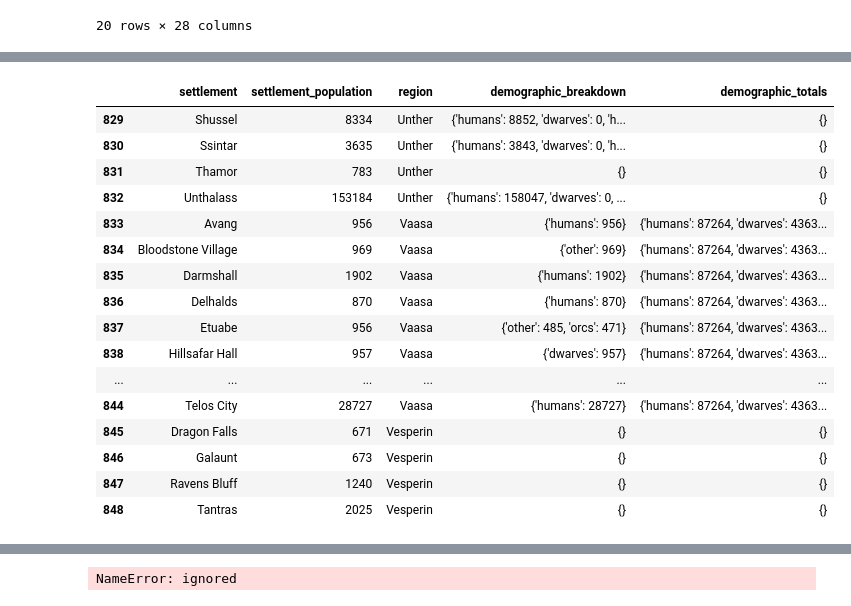
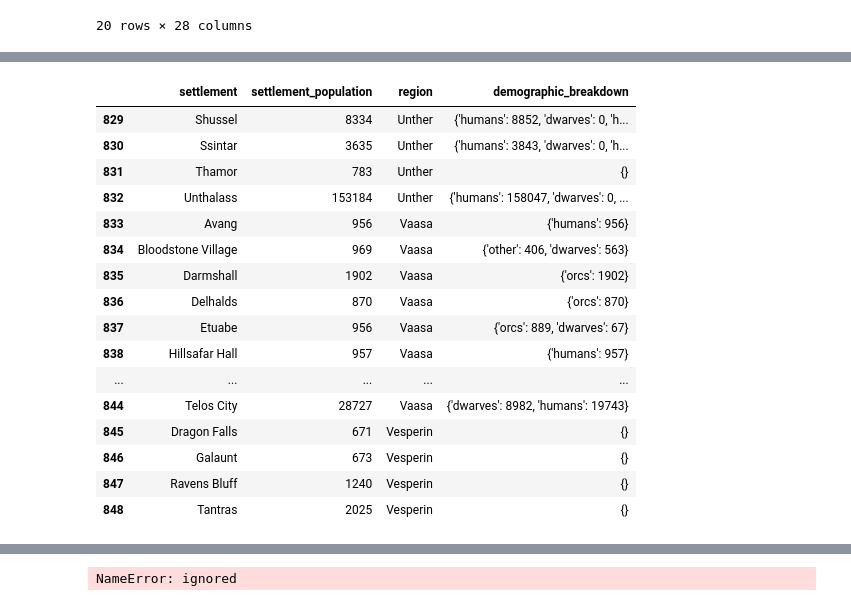
Before and after one commit to jbloewencolon/Creating-Dataset-for-The-Socioeconomics-of-Faerun, a Jupyter notebook: Dataset_Collection.ipynb, the cells around one changed output, grey strips where cells are left out. Cells and saved outputs as stored; diff of their text form; code cells hidden in the pictures.

```diff
--- a/Dataset_Collection.ipynb
+++ b/Dataset_Collection.ipynb
@@ -2809,8 +2754,0 @@ memory usage: 172.6+ KB
-# %%
-# Define the file path (it seems you've already specified it)
-file_path = '/content/drive/MyDrive/Colab Notebooks/DnD/updated_dataset.csv'
-try:
-    df = pd.read_csv(file_path, encoding='ISO-8859-1')
-except UnicodeDecodeError:
-    # If 'ISO-8859-1' does not work, try 'cp1252'
-    df = pd.read_csv(file_path, encoding='cp1252')
@@ -3092,3 +2991,11 @@ df = update_region_population(df)
+# %%
+def update_region_population(df):
+    # Calculate the sum of settlement populations for each region and update the region_population
+    df['region_population'] = df.groupby('region')['settlement_population'].transform('sum')
+    return df
+
+# Assuming df is your DataFrame
+df = update_region_population(df)
 # %%
 df.tail(20)
 # %% [output]
@@ -3163,19 +3063,26 @@ KeyError: ignored
 # %%
-import pandas as pd
-import random
+def calculate_and_distribute_demographics(df, region_info):
+    # First, calculate demographic totals for each region
+    demographic_totals_by_region = calculate_demographic_totals(df, region_info)
 
-def calculate_and_distribute_demographics(df, region_info):
     # Function to distribute demographics to each settlement
     def distribute_demographics(row):
         region = row['region']
         settlement_population = row['settlement_population']
-        breakdown = row['demographic_breakdown']
+        breakdown = row.get('demographic_breakdown', {})
+
+        # Convert breakdown to dictionary if it's a string
+        if isinstance(breakdown, str):
+            try:
+                breakdown = ast.literal_eval(breakdown)
+            except ValueError:
+                breakdown = {}  # Initialize to empty dictionary if conversion fails
 
         # Skip if demographic_breakdown is already filled
-        if breakdown:
+        if isinstance(breakdown, dict) and breakdown:
             return breakdown
 
-        # Initialize the breakdown if not present
+        # Initialize the breakdown if not present or empty
         breakdown = {}
         region_totals = demographic_totals_by_region.get(region, {})
 
@@ -3185,7 +3092,7 @@ def calculate_and_distribute_demographics(df, region_info):
 
         # Distribute demographics to the settlement based on the available totals
         for demo in demographics:
-            total = region_totals[demo]
+            total = region_totals.get(demo, 0)
             if total > 0:
                 # Allocate demographic based on what's needed vs. what's available
                 to_distribute = min(total, settlement_population - sum(breakdown.values()))
@@ -3208,26 +3115,28 @@ def calculate_and_distribute_demographics(df, region_info):
     df['demographic_breakdown'] = df.apply(distribute_demographics, axis=1)
 
     return df
+
+df = calculate_and_distribute_demographics(df, region_info)
 # %%
-df[['settlement', 'settlement_population', 'region', 'demographic_breakdown', 'demographic_totals']].tail(20)
+df[['settlement', 'settlement_population', 'region', 'demographic_breakdown']].tail(20)
 # %% [output]
-|  | settlement | settlement_population | region | demographic_breakdown | demographic_totals |
-| 829 | Shussel | 8334 | Unther | {'humans': 8852, 'dwarves': 0, 'h... | {} |
-| 830 | Ssintar | 3635 | Unther | {'humans': 3843, 'dwarves': 0, 'h... | {} |
-| 831 | Thamor | 783 | Unther | {} | {} |
-| 832 | Unthalass | 153184 | Unther | {'humans': 158047, 'dwarves': 0, ... | {} |
-| 833 | Avang | 956 | Vaasa | {'humans': 956} | {'humans': 87264, 'dwarves': 4363... |
-| 834 | Bloodstone Village | 969 | Vaasa | {'other': 969} | {'humans': 87264, 'dwarves': 4363... |
-| 835 | Darmshall | 1902 | Vaasa | {'humans': 1902} | {'humans': 87264, 'dwarves': 4363... |
-| 836 | Delhalds | 870 | Vaasa | {'humans': 870} | {'humans': 87264, 'dwarves': 4363... |
-| 837 | Etuabe | 956 | Vaasa | {'other': 485, 'orcs': 471} | {'humans': 87264, 'dwarves': 4363... |
-| 838 | Hillsafar Hall | 957 | Vaasa | {'dwarves': 957} | {'humans': 87264, 'dwarves': 4363... |
-| ... | ... | ... | ... | ... | ... |
-| 844 | Telos City | 28727 | Vaasa | {'humans': 28727} | {'humans': 87264, 'dwarves': 4363... |
-| 845 | Dragon Falls | 671 | Vesperin | {} | {} |
-| 846 | Galaunt | 673 | Vesperin | {} | {} |
-| 847 | Ravens Bluff | 1240 | Vesperin | {} | {} |
-| 848 | Tantras | 2025 | Vesperin | {} | {} |
+|  | settlement | settlement_population | region | demographic_breakdown |
+| 829 | Shussel | 8334 | Unther | {'humans': 8852, 'dwarves': 0, 'h... |
+| 830 | Ssintar | 3635 | Unther | {'humans': 3843, 'dwarves': 0, 'h... |
+| 831 | Thamor | 783 | Unther | {} |
+| 832 | Unthalass | 153184 | Unther | {'humans': 158047, 'dwarves': 0, ... |
+| 833 | Avang | 956 | Vaasa | {'humans': 956} |
+| 834 | Bloodstone Village | 969 | Vaasa | {'other': 406, 'dwarves': 563} |
+| 835 | Darmshall | 1902 | Vaasa | {'orcs': 1902} |
+| 836 | Delhalds | 870 | Vaasa | {'orcs': 870} |
+| 837 | Etuabe | 956 | Vaasa | {'orcs': 889, 'dwarves': 67} |
+| 838 | Hillsafar Hall | 957 | Vaasa | {'humans': 957} |
+| ... | ... | ... | ... | ... |
+| 844 | Telos City | 28727 | Vaasa | {'dwarves': 8982, 'humans': 19743} |
+| 845 | Dragon Falls | 671 | Vesperin | {} |
+| 846 | Galaunt | 673 | Vesperin | {} |
+| 847 | Ravens Bluff | 1240 | Vesperin | {} |
+| 848 | Tantras | 2025 | Vesperin | {} |
 # %%
 def calculate_demographic_distribution(total_population, demographic_percentages):
     return {demo: int(total_population * percent / 100) for demo, percent in demographic_percentages.items()}
```
Also changed, not shown: parts of 11 cells of this notebook.
